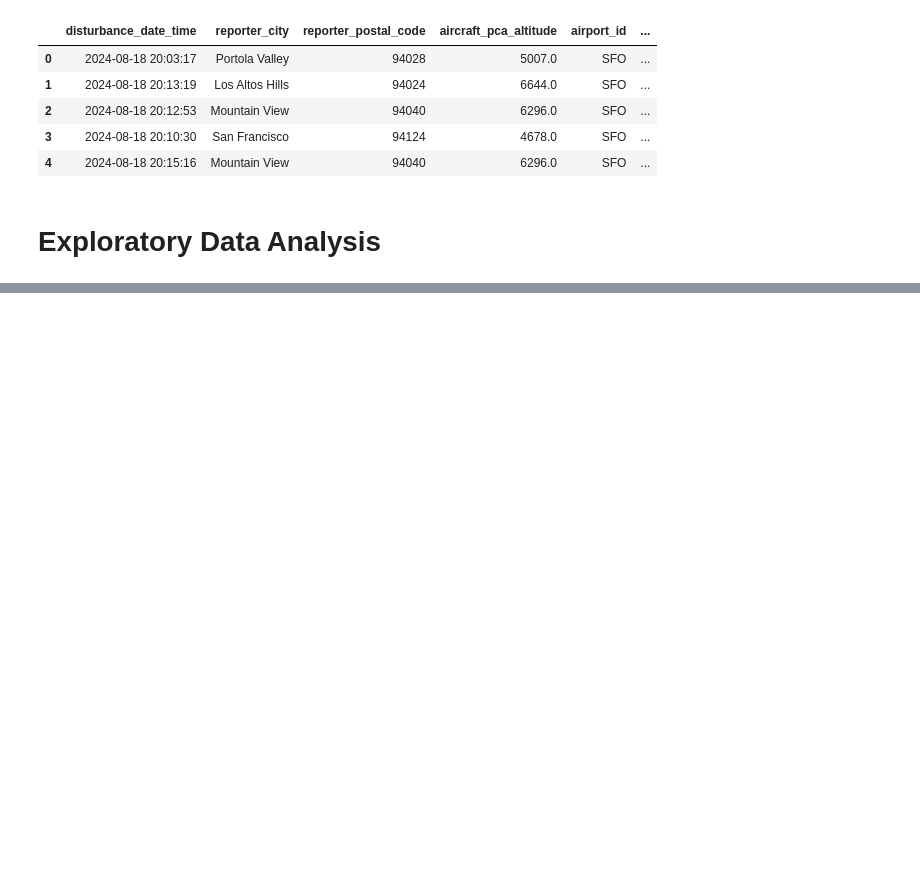
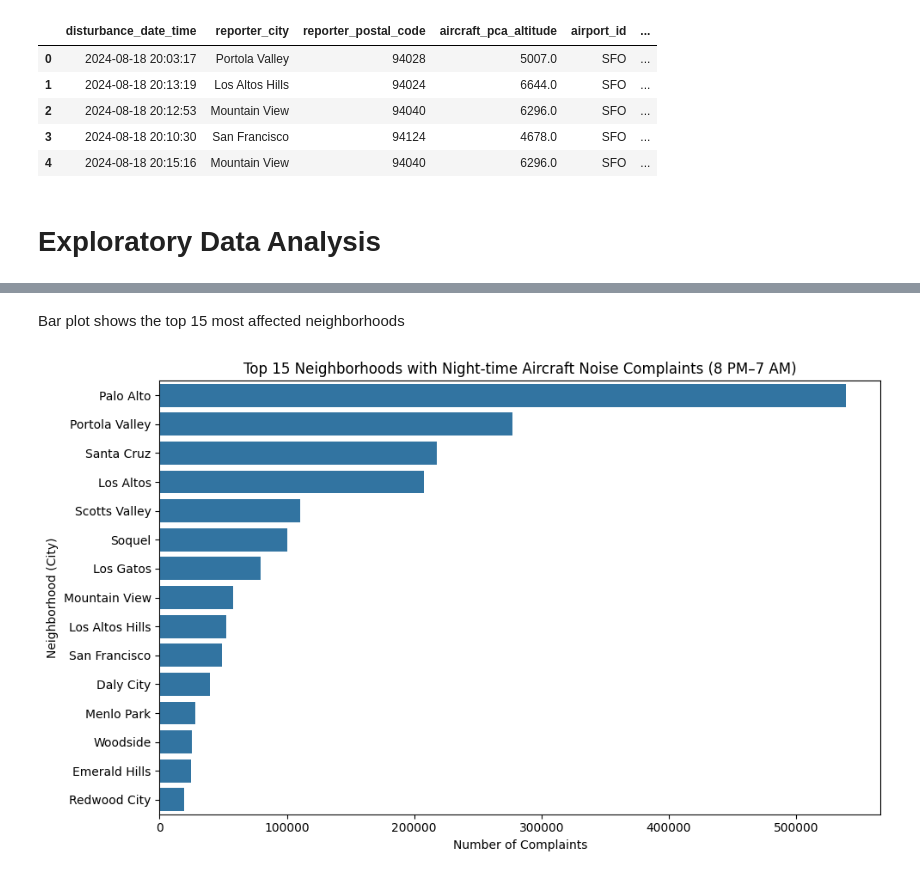
Before and after one commit to porhay007/SFO-Aircraft-Noise-Analysis---Group-Project-Data-5100, a Jupyter notebook: Code/Data_cleaning.ipynb, the cells around one changed output, grey strips where cells are left out. Drawn from its saved outputs; the diff is of its cells as text; code cells hidden in the pictures; blank space fills up the shorter version.

```diff
--- a/Code/Data_cleaning.ipynb
+++ b/Code/Data_cleaning.ipynb
@@ -187,0 +111,7 @@ plt.show()
+# %%
+complaints_by_city = (
+    df.groupby('reporter_city').size().reset_index(name='complaint_count')
+)
+complaints_by_city = complaints_by_city.sort_values(by='complaint_count', ascending=False)
+
+complaints_by_city.head(10)
@@ -187,0 +130,16 @@ plt.show()
+# %% [markdown]
+Bar plot shows the top 15 most affected neighborhoods
+# %%
+plt.figure(figsize=(10,6))
+sns.barplot(
+    data=complaints_by_city.head(15),
+    x="complaint_count",
+    y="reporter_city"
+)
+plt.title("Top 15 Neighborhoods with Night-time Aircraft Noise Complaints (8 PM–7 AM)")
+plt.xlabel("Number of Complaints")
+plt.ylabel("Neighborhood (City)")
+plt.tight_layout()
+plt.show()
+# %% [output]
+[figure, added]
```
Also changed, not shown: parts of 19 cells of this notebook, 1 other file.
